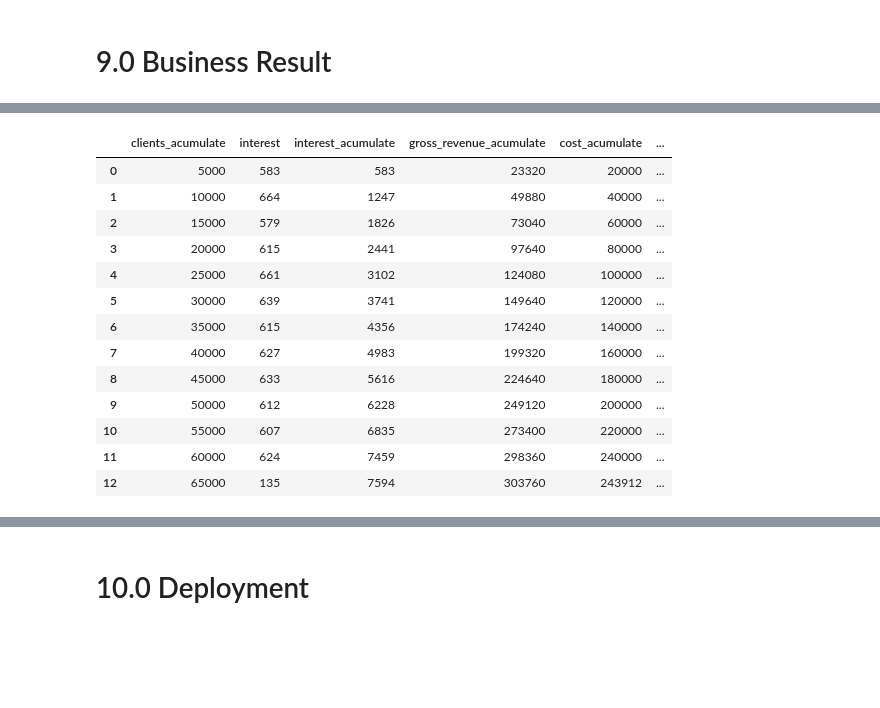
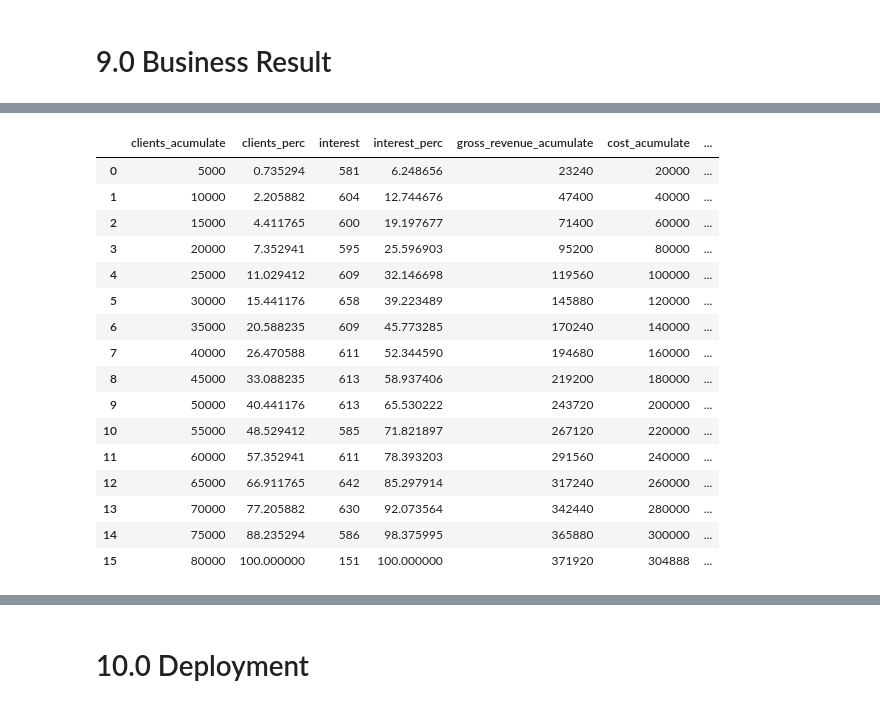
Before and after one commit to ArthurMesquita96/Insurance-Cross-Sell, a Jupyter notebook: insurance_cross_sell_notebook.ipynb, the cells around one changed output, grey strips where cells are left out. Drawn from its saved outputs; the diff is of its cells as text; code cells hidden in the pictures; blank space fills up the shorter version.

```diff
--- a/insurance_cross_sell_notebook.ipynb
+++ b/insurance_cross_sell_notebook.ipynb
@@ -709,6 +711,4 @@ df5 = df4.copy()
 # %%
 X = df4.drop(['response'],axis=1)
 y = df4['response'].copy()
-
-X_train_raw, X_test_raw, Y_train_raw, Y_test_raw = ms.train_test_split(X, y, test_size=0.3)
 # %% [markdown]
@@ -715,0 +716,2 @@ X_train_raw, X_test_raw, Y_train_raw, Y_test_raw = ms.train_test_split(X, y, tes
+# %%
+X_train_raw, x_test_raw, Y_train_raw, y_test_raw = ms.train_test_split(X, y, test_size=0.2)
@@ -1296,51 +1448,58 @@ print('{}% dos interessados será contatada se a companhia realizar 40 mil liga
 results_baseline = pd.DataFrame()
 
 # index
-results_baseline['index'] = range(1,len(y_validation)+1)
+results_baseline['index'] = range(1,len(y_test_raw)+1)
 
 # real interest
-results_baseline['real'] = y_validation.tolist()
+results_baseline['real'] = y_test_raw.tolist()
 
 # client window
 window = 5000
 results_baseline['clients_acumulate'] = 0
-for i in arange(0,len(y_validation)/window,1).astype(int):
+for i in arange(0,len(y_test_raw)/window,1).astype(int):
     results_baseline['clients_acumulate'][(window)*i:window*(i+1)] = window*(i+1)
 
 # group by client window
 df_baseline = results_baseline[['clients_acumulate','real']].groupby('clients_acumulate').agg(clients = ('real','count'),interest= ('real','sum')).reset_index()
 
+df_baseline['clients_perc'] = 100*df_baseline['clients_acumulate'].cumsum()/df_baseline['clients_acumulate'].sum()
+
 # interest
 df_baseline['interest_acumulate'] = df_baseline['interest'].cumsum()
+# interest
+df_baseline['interest_perc'] = 100*df_baseline['interest'].cumsum()/df_baseline['interest'].sum()
 
 # gross revenue
 df_baseline['gross_revenue'] = 40 * df_baseline['interest']
 df_baseline['gross_revenue_acumulate'] = df_baseline['gross_revenue'].cumsum()
 
 # cost
 df_baseline['cost'] = 4 * df_baseline['clients']
 df_baseline['cost_acumulate'] = df_baseline['cost'].cumsum()
 
 # revenue
 df_baseline['revenue'] = df_baseline['gross_revenue'] - df_baseline['cost']
 df_baseline['revenue_acumulate'] = df_baseline['revenue'].cumsum()
 
-df_baseline[['clients_acumulate','interest','interest_acumulate','gross_revenue_acumulate','cost_acumulate','revenue_acumulate']]
+df_baseline[['clients_acumulate','clients_perc','interest','interest_perc','gross_revenue_acumulate','cost_acumulate','revenue_acumulate']]
 # %% [output]
-|  | clients_acumulate | interest | interest_acumulate | gross_revenue_acumulate | cost_acumulate | ... |
-| 0 | 5000 | 583 | 583 | 23320 | 20000 | ... |
-| 1 | 10000 | 664 | 1247 | 49880 | 40000 | ... |
-| 2 | 15000 | 579 | 1826 | 73040 | 60000 | ... |
-| 3 | 20000 | 615 | 2441 | 97640 | 80000 | ... |
-| 4 | 25000 | 661 | 3102 | 124080 | 100000 | ... |
-| 5 | 30000 | 639 | 3741 | 149640 | 120000 | ... |
-| 6 | 35000 | 615 | 4356 | 174240 | 140000 | ... |
-| 7 | 40000 | 627 | 4983 | 199320 | 160000 | ... |
-| 8 | 45000 | 633 | 5616 | 224640 | 180000 | ... |
-| 9 | 50000 | 612 | 6228 | 249120 | 200000 | ... |
-| 10 | 55000 | 607 | 6835 | 273400 | 220000 | ... |
-| 11 | 60000 | 624 | 7459 | 298360 | 240000 | ... |
-| 12 | 65000 | 135 | 7594 | 303760 | 243912 | ... |
+|  | clients_acumulate | clients_perc | interest | interest_perc | gross_revenue_acumulate | cost_acumulate | ... |
+| 0 | 5000 | 0.735294 | 581 | 6.248656 | 23240 | 20000 | ... |
+| 1 | 10000 | 2.205882 | 604 | 12.744676 | 47400 | 40000 | ... |
+| 2 | 15000 | 4.411765 | 600 | 19.197677 | 71400 | 60000 | ... |
+| 3 | 20000 | 7.352941 | 595 | 25.596903 | 95200 | 80000 | ... |
+| 4 | 25000 | 11.029412 | 609 | 32.146698 | 119560 | 100000 | ... |
+| 5 | 30000 | 15.441176 | 658 | 39.223489 | 145880 | 120000 | ... |
+| 6 | 35000 | 20.588235 | 609 | 45.773285 | 170240 | 140000 | ... |
+| 7 | 40000 | 26.470588 | 611 | 52.344590 | 194680 | 160000 | ... |
+| 8 | 45000 | 33.088235 | 613 | 58.937406 | 219200 | 180000 | ... |
+| 9 | 50000 | 40.441176 | 613 | 65.530222 | 243720 | 200000 | ... |
+| 10 | 55000 | 48.529412 | 585 | 71.821897 | 267120 | 220000 | ... |
+| 11 | 60000 | 57.352941 | 611 | 78.393203 | 291560 | 240000 | ... |
+| 12 | 65000 | 66.911765 | 642 | 85.297914 | 317240 | 260000 | ... |
+| 13 | 70000 | 77.205882 | 630 | 92.073564 | 342440 | 280000 | ... |
+| 14 | 75000 | 88.235294 | 586 | 98.375995 | 365880 | 300000 | ... |
+| 15 | 80000 | 100.000000 | 151 | 100.000000 | 371920 | 304888 | ... |
 # %%
 results_ml = pd.DataFrame()
 
```
Also changed, not shown: parts of 117 cells of this notebook, 14 other files.
